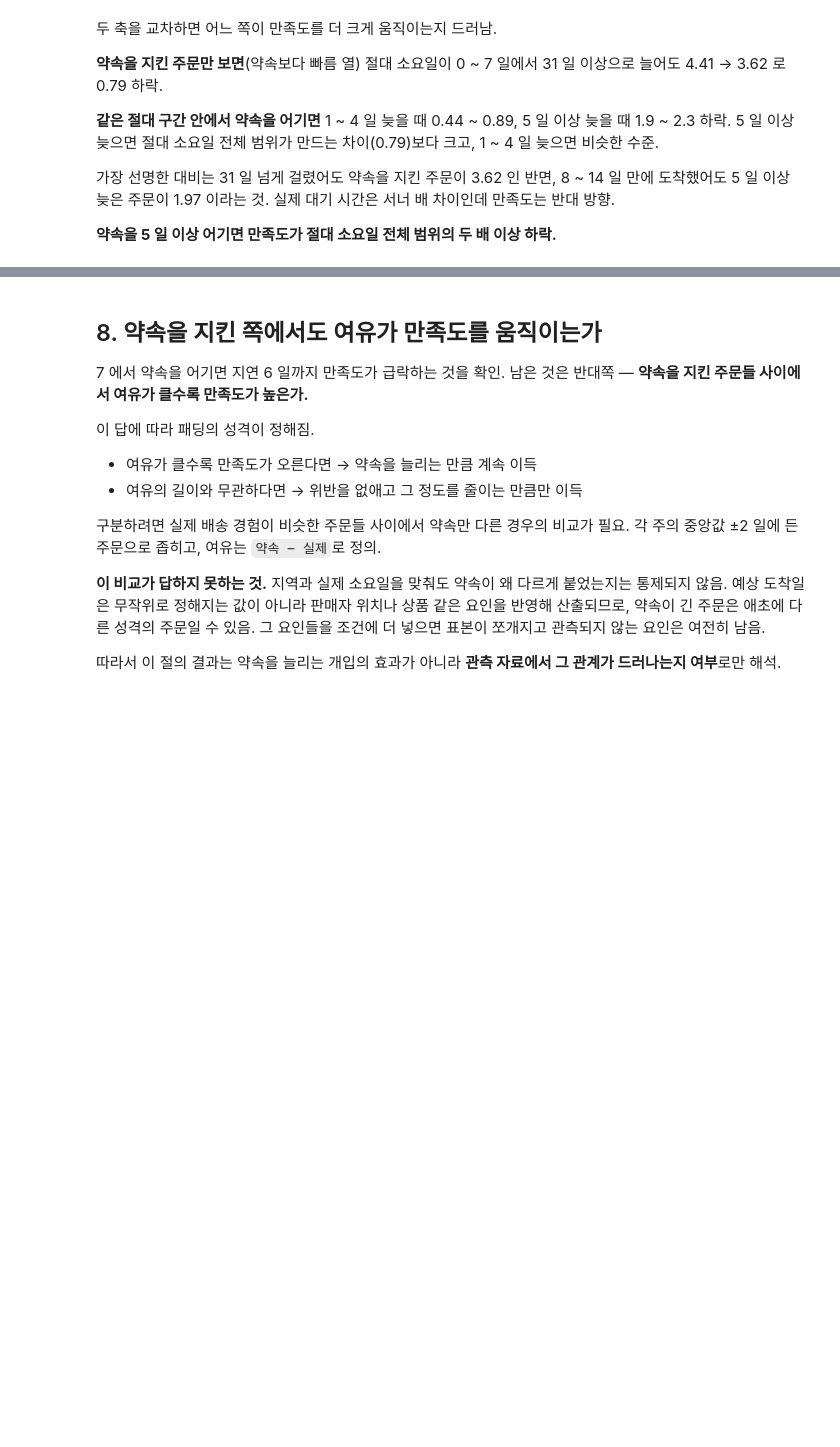
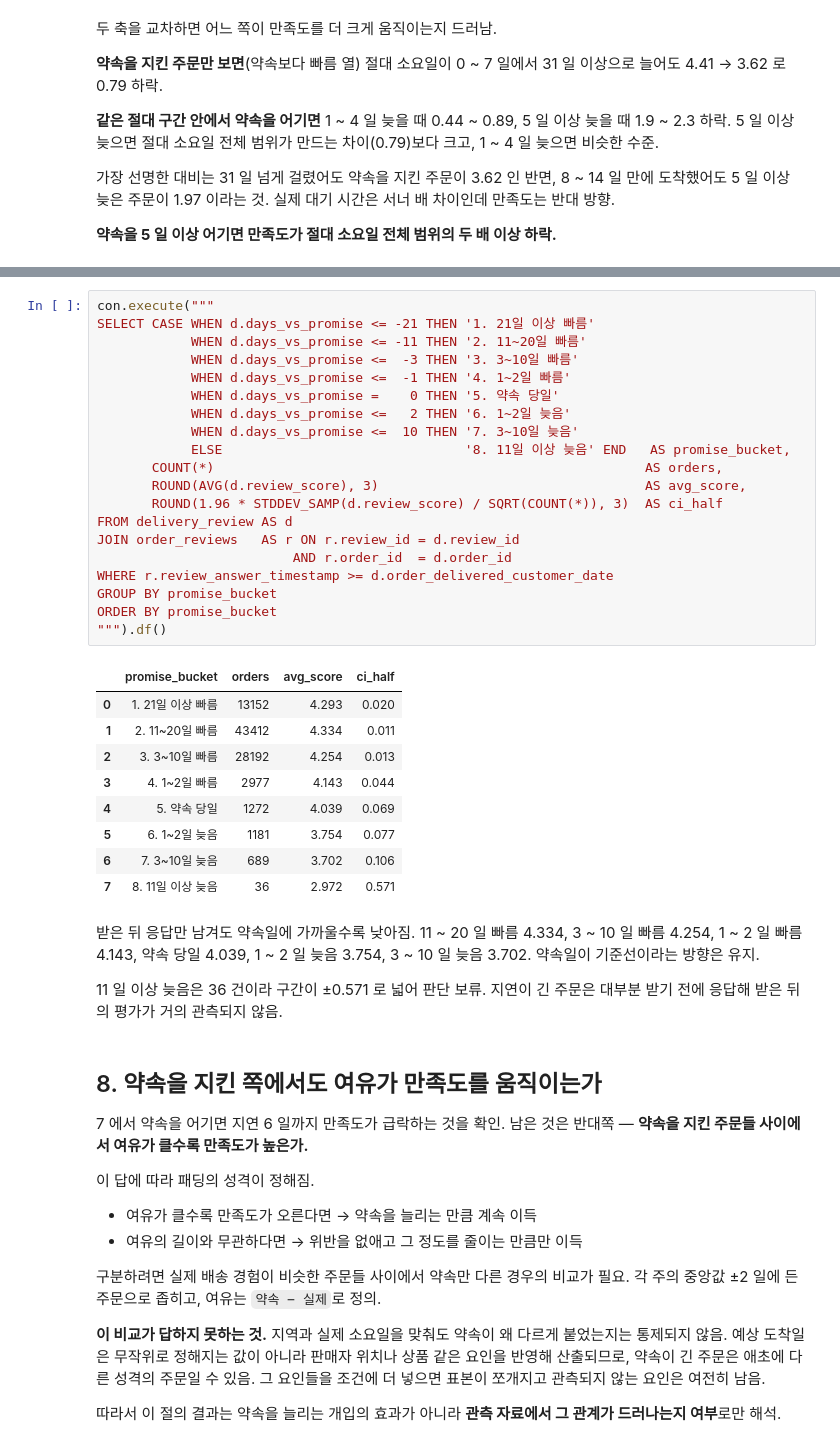
Before and after one commit to wlstjd1011/Olist-data-analyze, a Jupyter notebook: notebooks/06_delivery_expectation.ipynb, the cells around one changed output, grey strips where cells are left out. Drawn from its saved outputs; the diff is of its cells as text; blank space fills up the shorter version.

```diff
--- a/notebooks/06_delivery_expectation.ipynb
+++ b/notebooks/06_delivery_expectation.ipynb
@@ -1108,3 +1271,40 @@ plt.show()
+# %%
+con.execute("""
+SELECT CASE WHEN d.days_vs_promise <= -21 THEN '1. 21일 이상 빠름'
+            WHEN d.days_vs_promise <= -11 THEN '2. 11~20일 빠름'
+            WHEN d.days_vs_promise <=  -3 THEN '3. 3~10일 빠름'
+            WHEN d.days_vs_promise <=  -1 THEN '4. 1~2일 빠름'
+            WHEN d.days_vs_promise =    0 THEN '5. 약속 당일'
+            WHEN d.days_vs_promise <=   2 THEN '6. 1~2일 늦음'
+            WHEN d.days_vs_promise <=  10 THEN '7. 3~10일 늦음'
+            ELSE                               '8. 11일 이상 늦음' END   AS promise_bucket,
+       COUNT(*)                                                       AS orders,
+       ROUND(AVG(d.review_score), 3)                                  AS avg_score,
+       ROUND(1.96 * STDDEV_SAMP(d.review_score) / SQRT(COUNT(*)), 3)  AS ci_half
+FROM delivery_review AS d
+JOIN order_reviews   AS r ON r.review_id = d.review_id
+                         AND r.order_id  = d.order_id
+WHERE r.review_answer_timestamp >= d.order_delivered_customer_date
+GROUP BY promise_bucket
+ORDER BY promise_bucket
+""").df()
+# %% [output]
+|  | promise_bucket | orders | avg_score | ci_half |
+| 0 | 1. 21일 이상 빠름 | 13152 | 4.293 | 0.020 |
+| 1 | 2. 11~20일 빠름 | 43412 | 4.334 | 0.011 |
+| 2 | 3. 3~10일 빠름 | 28192 | 4.254 | 0.013 |
+| 3 | 4. 1~2일 빠름 | 2977 | 4.143 | 0.044 |
+| 4 | 5. 약속 당일 | 1272 | 4.039 | 0.069 |
+| 5 | 6. 1~2일 늦음 | 1181 | 3.754 | 0.077 |
+| 6 | 7. 3~10일 늦음 | 689 | 3.702 | 0.106 |
+| 7 | 8. 11일 이상 늦음 | 36 | 2.972 | 0.571 |
+# %% [markdown]
+받은 뒤 응답만 남겨도 약속일에 가까울수록 낮아짐. 11 ~ 20 일 빠름 4.334, 3 ~ 10 일 빠름 4.254,
+1 ~ 2 일 빠름 4.143, 약속 당일 4.039, 1 ~ 2 일 늦음 3.754, 3 ~ 10 일 늦음 3.702.
+약속일이 기준선이라는 방향은 유지.
+
+11 일 이상 늦음은 36 건이라 구간이 ±0.571 로 넓어 판단 보류.
+지연이 긴 주문은 대부분 받기 전에 응답해 받은 뒤의 평가가 거의 관측되지 않음.
 # %% [markdown]
 ## 8. 약속을 지킨 쪽에서도 여유가 만족도를 움직이는가
 
```
Also changed, not shown: parts of 10 cells of this notebook, 4 other files.
